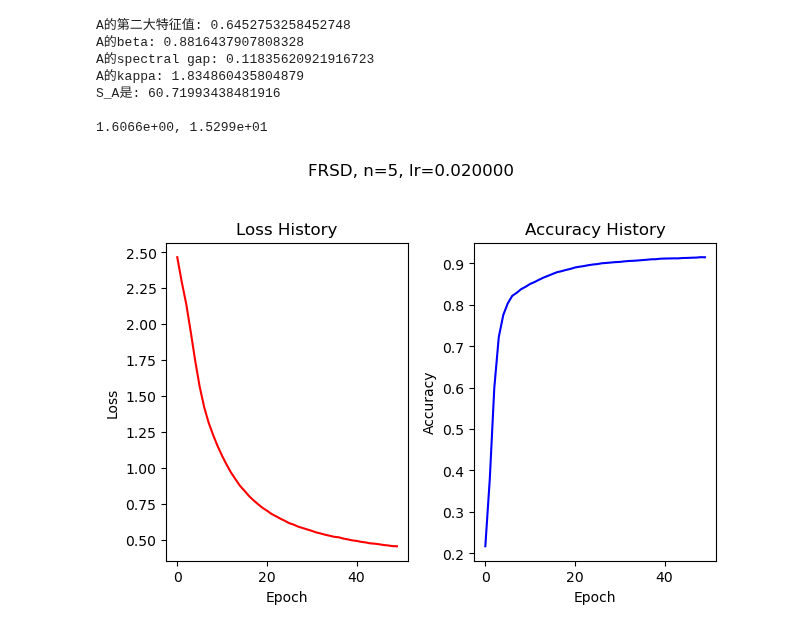
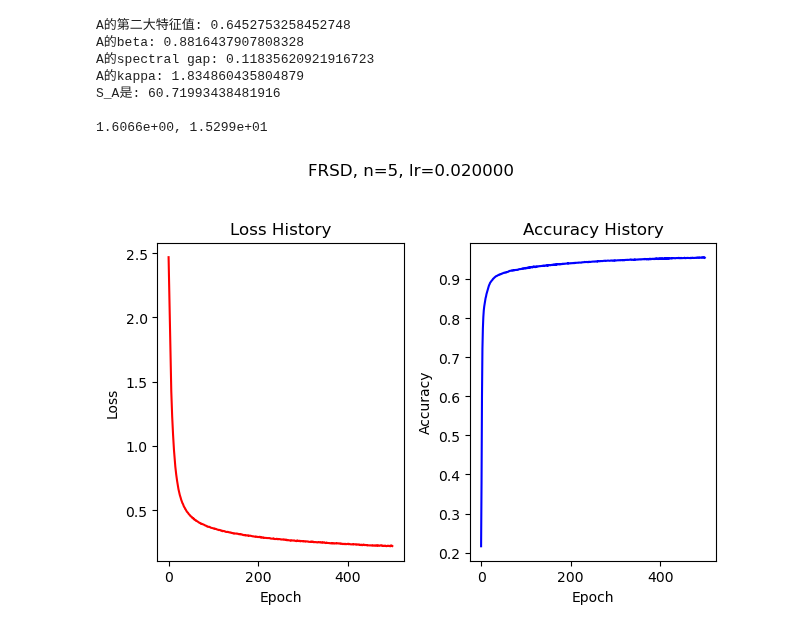
Before and after one commit to Luoxiaogan/PullSum_MNIST, a Jupyter notebook: code/神经网络实验/MNIST十分类_增加比较.ipynb, the cells around one changed output. Saved outputs shown, nothing was run; the diff lists cells and outputs as text; code cells hidden in the pictures.

```diff
--- a/code/神经网络实验/MNIST十分类_增加比较.ipynb
+++ b/code/神经网络实验/MNIST十分类_增加比较.ipynb
@@ -41,6 +41,6 @@ S_A是: 60.71993438481916
 
 1.6066e+00, 1.5299e+01
 # %%
-l2,a2=train_FRSD(n=n,A=A,model_class=MNISTClassifier_2layer_2,seed_for_model=49,criterion_class=nn.CrossEntropyLoss,epochs=50,lr=(0.1/n),beta=0.1,d=784,X_train_data=h_data,y_train_data=y_data,X_test_data=X_test,y_test_data=y_test,compute_accuracy=compute_accuracy_with_average_model)
+l2,a2=train_FRSD(n=n,A=A,model_class=MNISTClassifier_2layer_2,seed_for_model=49,criterion_class=nn.CrossEntropyLoss,epochs=500,lr=(0.1/n),beta=1,d=784,X_train_data=h_data,y_train_data=y_data,X_test_data=X_test,y_test_data=y_test,compute_accuracy=compute_accuracy_with_average_model)
 # %% [output]
-[figure, old version]
+[figure, new version]
```
Also changed, not shown: 2 other files.
